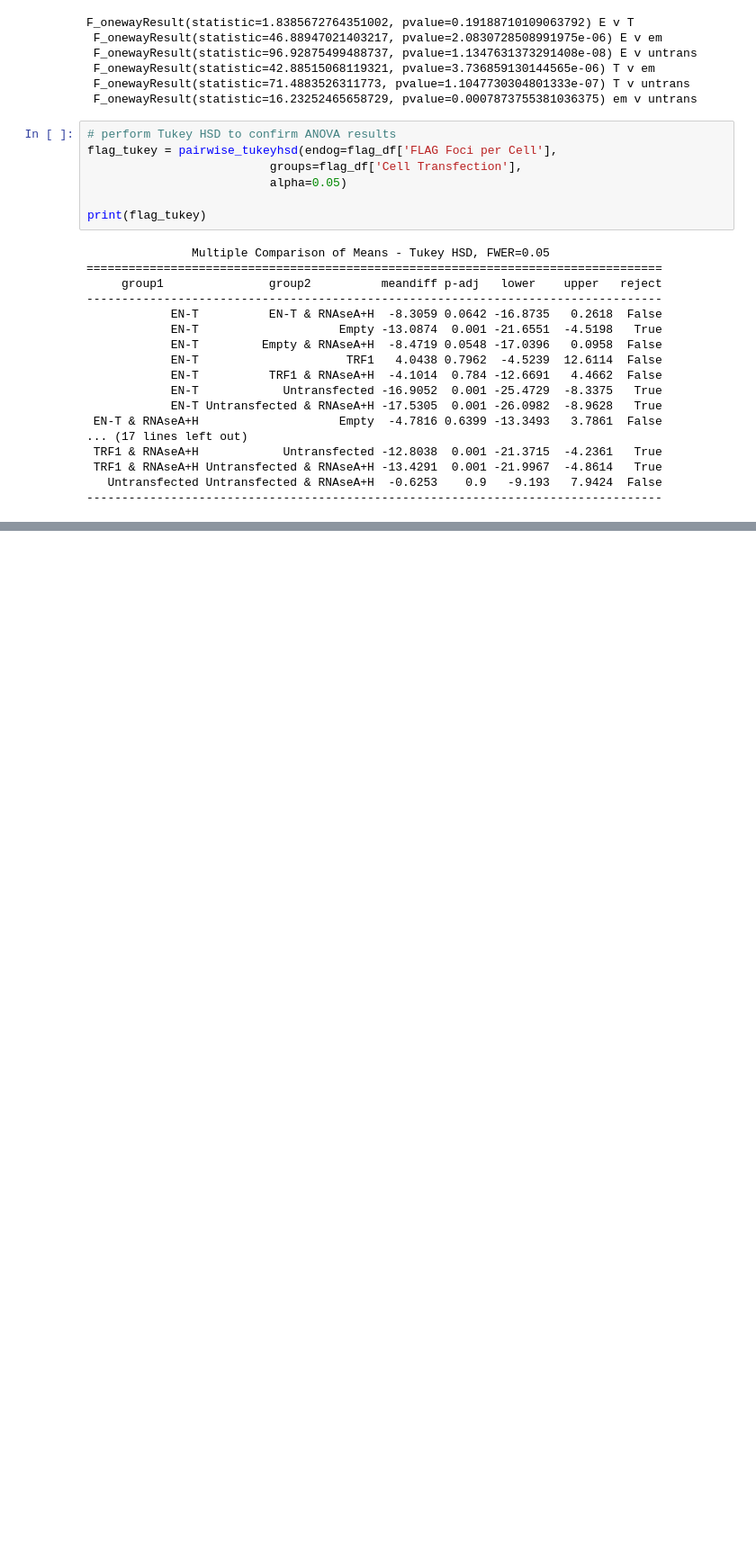
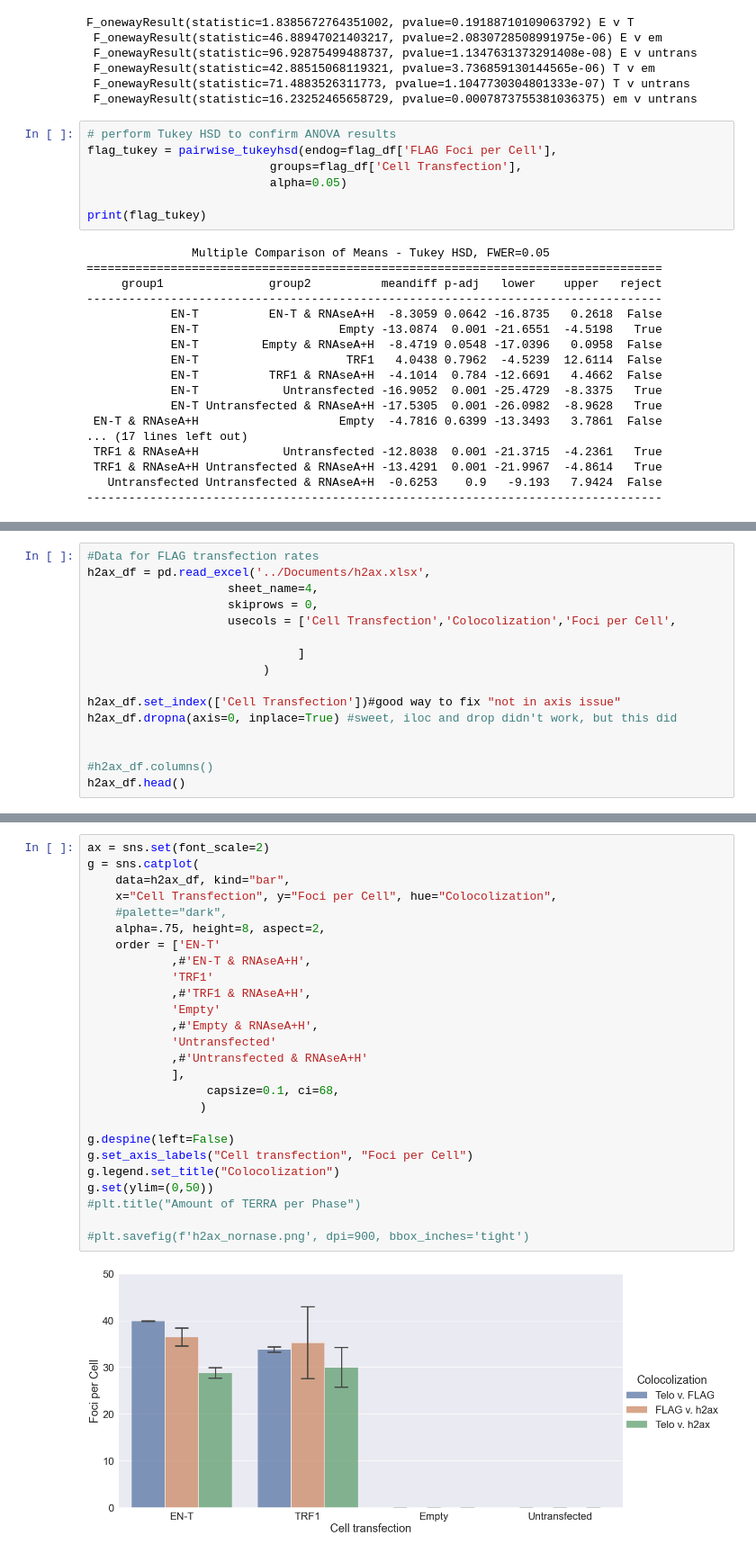
Before and after one commit to aidan-lew/TERRA_DSB, a Jupyter notebook: refined_terra_dsb.ipynb, the cells around one changed output, grey strips where cells are left out. Shown at 90% size. Saved outputs shown, nothing was run; the diff lists cells and outputs as text; blank space fills up the shorter version.

```diff
--- a/refined_terra_dsb.ipynb
+++ b/refined_terra_dsb.ipynb
@@ -1199,0 +1205,16 @@ print(flag_tukey)
+# %%
+#Data for FLAG transfection rates
+h2ax_df = pd.read_excel('../Documents/h2ax.xlsx',
+                    sheet_name=4,
+                    skiprows = 0,
+                    usecols = ['Cell Transfection','Colocolization','Foci per Cell',
+
+                              ]
+                         )
+
+h2ax_df.set_index(['Cell Transfection'])#good way to fix "not in axis issue"
+h2ax_df.dropna(axis=0, inplace=True) #sweet, iloc and drop didn't work, but this did
+
+
+#h2ax_df.columns()
+h2ax_df.head()
@@ -1199,0 +1228,28 @@ print(flag_tukey)
+# %%
+ax = sns.set(font_scale=2)
+g = sns.catplot(
+    data=h2ax_df, kind="bar",
+    x="Cell Transfection", y="Foci per Cell", hue="Colocolization",
+    #palette="dark",
+    alpha=.75, height=8, aspect=2,
+    order = ['EN-T'
+            ,#'EN-T & RNAseA+H',
+            'TRF1'
+            ,#'TRF1 & RNAseA+H',
+            'Empty'
+            ,#'Empty & RNAseA+H',
+            'Untransfected'
+            ,#'Untransfected & RNAseA+H'
+            ],
+                 capsize=0.1, ci=68,
+                )
+
+g.despine(left=False)
+g.set_axis_labels("Cell transfection", "Foci per Cell")
+g.legend.set_title("Colocolization")
+g.set(ylim=(0,50))
+#plt.title("Amount of TERRA per Phase")
+
+#plt.savefig(f'h2ax_nornase.png', dpi=900, bbox_inches='tight')
+# %% [output]
+[figure, added]
```
Also changed, not shown: parts of 18 cells of this notebook.
